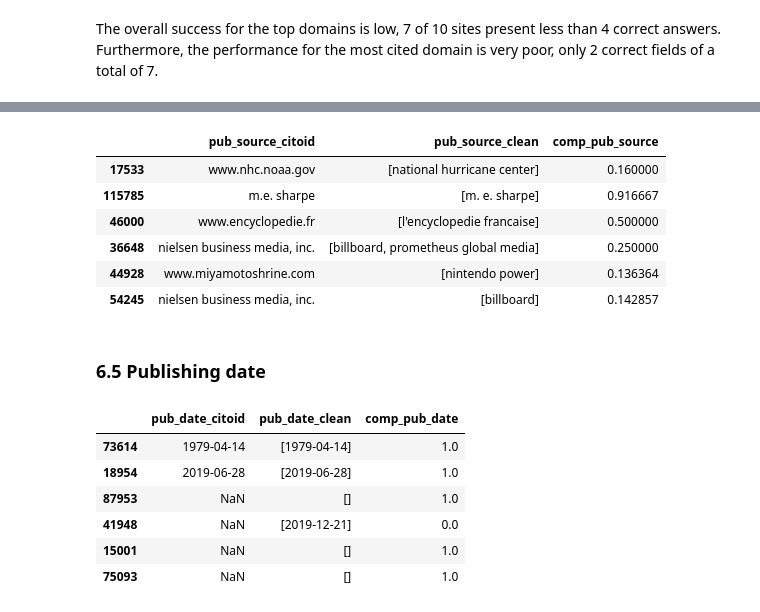
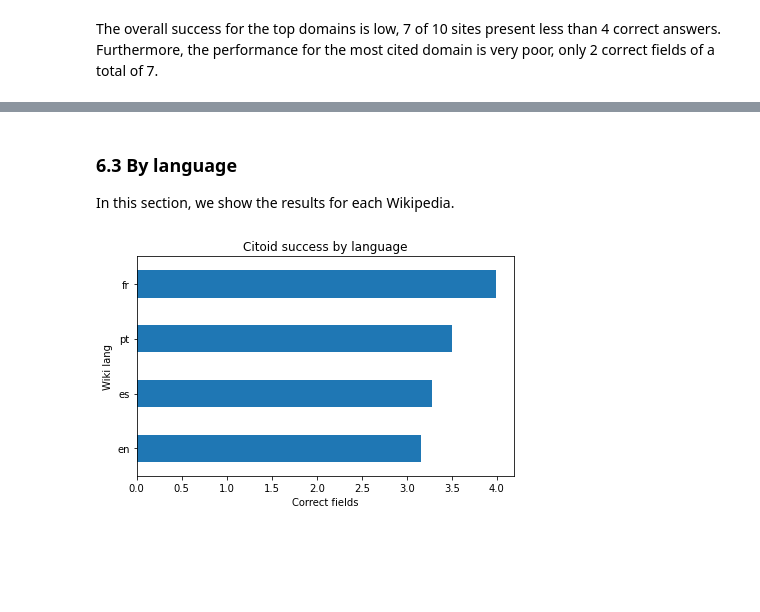
Before and after one commit to hdlabconicet/Web2Cit-research, a Jupyter notebook: understand-citoid-coverage.ipynb, the cells around one changed output, grey strips where cells are left out. Cells and saved outputs as stored; diff of their text form; code cells hidden in the pictures; blank space fills up the shorter version.

```diff
--- a/understand-citoid-coverage.ipynb
+++ b/understand-citoid-coverage.ipynb
@@ -1634,25 +1537,4 @@ We exclude full match and no match cases and get a sample of the 30% of approxim
-# %%
-manualcomparison[
-    (0 < comparison["comp_pub_source"])  &
-    (comparison["comp_pub_source"] < 1.0)
-][["pub_source_citoid","pub_source_manual","comp_pub_source"]].sample(6)
-# %% [output]
-|  | pub_source_citoid | pub_source_clean | comp_pub_source |
-| 17533 | www.nhc.noaa.gov | [national hurricane center] | 0.160000 |
-| 115785 | m.e. sharpe | [m. e. sharpe] | 0.916667 |
-| 46000 | www.encyclopedie.fr | [l'encyclopedie francaise] | 0.500000 |
-| 36648 | nielsen business media, inc. | [billboard, prometheus global media] | 0.250000 |
-| 44928 | www.miyamotoshrine.com | [nintendo power] | 0.136364 |
-| 54245 | nielsen business media, inc. | [billboard] | 0.142857 |
-# %% [markdown]
-### 6.5 Publishing date
-# %%
-comparison[["pub_date_citoid","pub_date_manual","comp_pub_date"]].sample(6)
-# %% [output]
-|  | pub_date_citoid | pub_date_clean | comp_pub_date |
-| 73614 | 1979-04-14 | [1979-04-14] | 1.0 |
-| 18954 | 2019-06-28 | [2019-06-28] | 1.0 |
-| 87953 | NaN | [] | 1.0 |
-| 41948 | NaN | [2019-12-21] | 0.0 |
-| 15001 | NaN | [] | 1.0 |
-| 75093 | NaN | [] | 1.0 |
+# %% [markdown]
+### 6.3 By language
+
+In this section, we show the results for each Wikipedia.
@@ -1658,0 +1543,16 @@ comparison[["pub_date_citoid","pub_date_manual","comp_pub_date"]].sample(6)
+# %%
+success_by_lang = scores.groupby("wiki_lang")["citoid_success"].mean().sort_values().reset_index()
+
+plot_data = success_by_lang.set_index("wiki_lang")
+plot_data = plot_data.sort_values(by="citoid_success")
+ax = plot_data.plot.barh(legend=False)
+
+ax.set_title("Citoid success by language")
+ax.set_ylabel("Wiki lang")
+ax.set_xlabel("Correct fields")
+
+plt.tight_layout()
+plt.savefig("plots/citoid_by_lang.png")
+plt.show()
+# %% [output]
+[figure, added]
```
Also changed, not shown: parts of 57 cells of this notebook, 6 other files.
